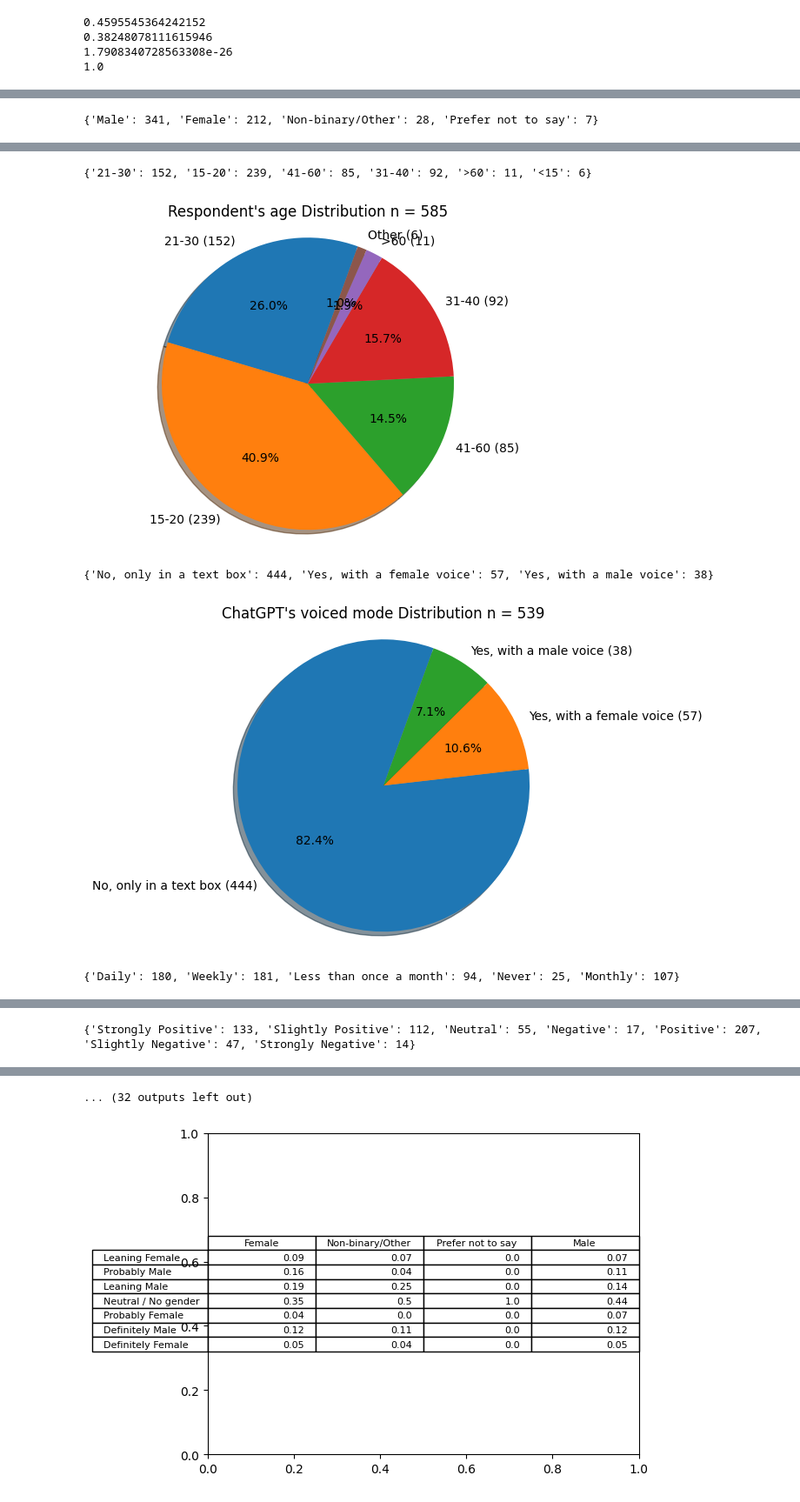
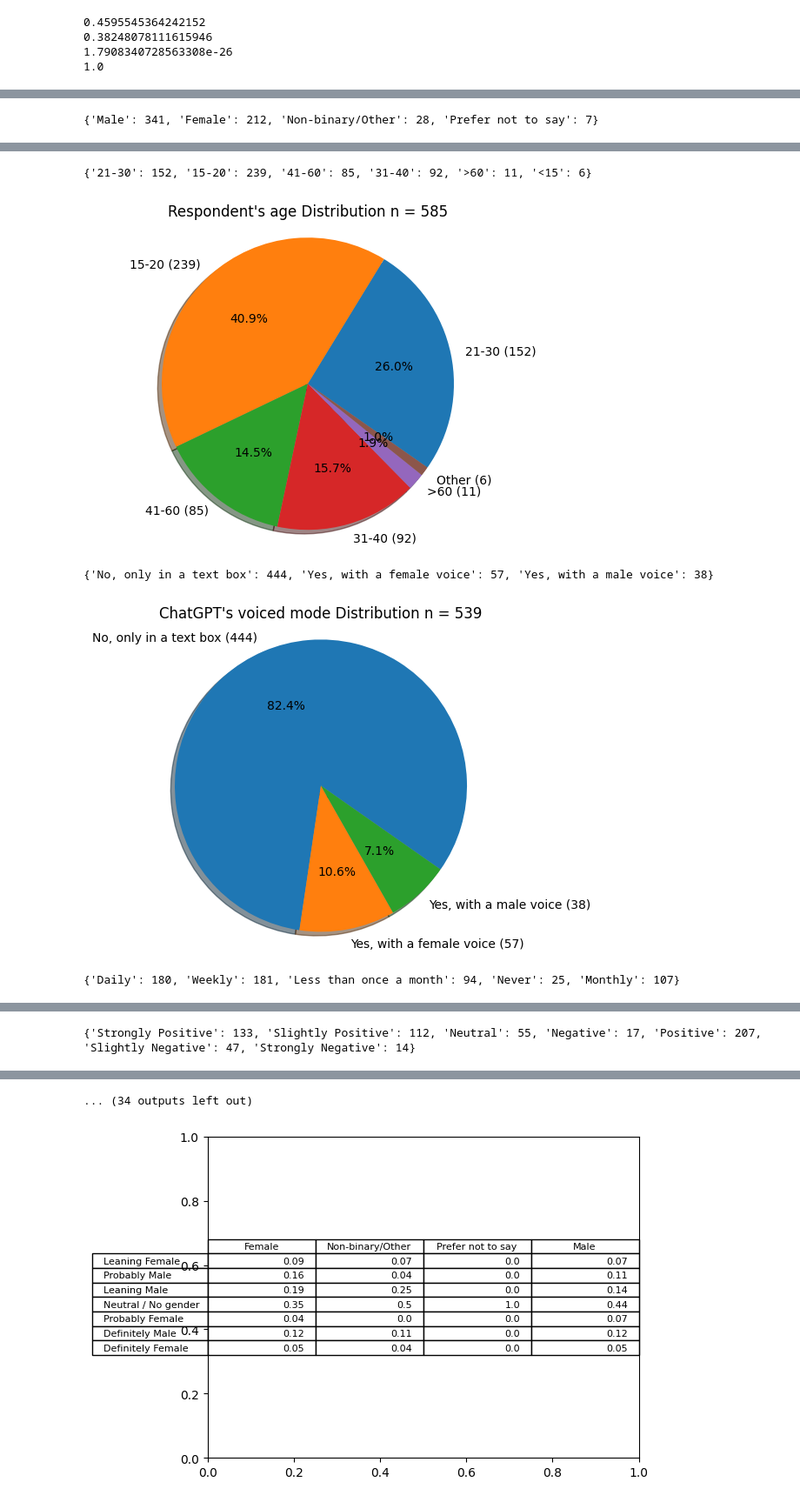
Before and after one commit to SuperZooper3/ChatGPT-Gender-Study, a Jupyter notebook: Survey Data Exploration.ipynb, the cells around one changed output, grey strips where cells are left out. Shown at 87% size. Cells and saved outputs as stored; diff of their text form; code cells hidden in the pictures.

Commit message:
Updated figures for conviction plots

```diff
--- a/Survey Data Exploration.ipynb
+++ b/Survey Data Exploration.ipynb
@@ -211,7 +211,7 @@ def generate_pie_chart(df,feild):
 
     # Generate the pie chart
     plt.title(f"{col_name_to_display_name.get(feild,feild)} Distribution n = {total}")
-    plt.pie(option_counts.values(), labels=labels, autopct='%1.1f%%', shadow=True, startangle=70)
+    plt.pie(option_counts.values(), labels=labels, autopct='%1.1f%%', shadow=True, startangle=-35)
     plt.axis('equal')
     plt.show()
 
@@ -220,5 +220,7 @@ for feild in df_resps.columns:
 
 for feild in df_not_voiced.columns:
     generate_pie_chart(df_not_voiced,feild)
+
+generate_pie_chart(df_without_neutrals,"chat_conviction_gender")
 # %% [output]
 {'Neutral / No gender': 245, 'Definitely Male': 69, 'Probably Female': 33, 'Definitely Female': 28, 'Probably Male': 71, 'Leaning Male': 95, 'Leaning Female': 47}
@@ -228,5 +230,5 @@ for feild in df_not_voiced.columns:
 {'21-30': 152, '15-20': 239, '41-60': 85, '31-40': 92, '>60': 11, '<15': 6}
-[figure, old version]
+[figure, new version]
 {'No, only in a text box': 444, 'Yes, with a female voice': 57, 'Yes, with a male voice': 38}
-[figure, old version]
+[figure, new version]
 {'Daily': 180, 'Weekly': 181, 'Less than once a month': 94, 'Never': 25, 'Monthly': 107}
@@ -236,4 +238,4 @@ for feild in df_not_voiced.columns:
-... (32 outputs left out)
+... (34 outputs left out)
 # %%
 # Generate pivot tables for correlations between two
 def generate_pivot_table(feild1, feild2): # put the percentage of the total in the table, % of feild2 that are feild1
```
Also changed, not shown: parts of 4 cells of this notebook.
